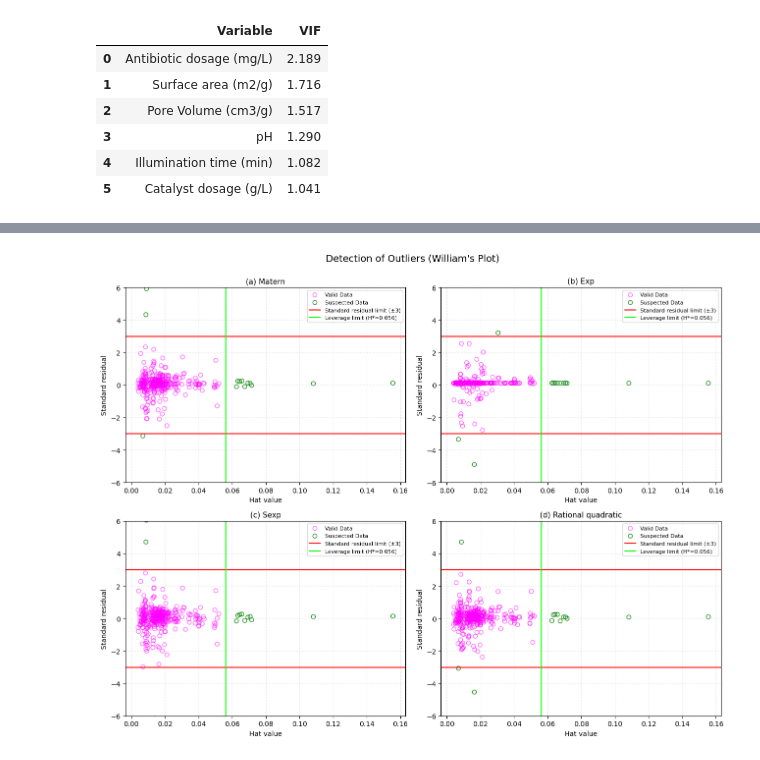
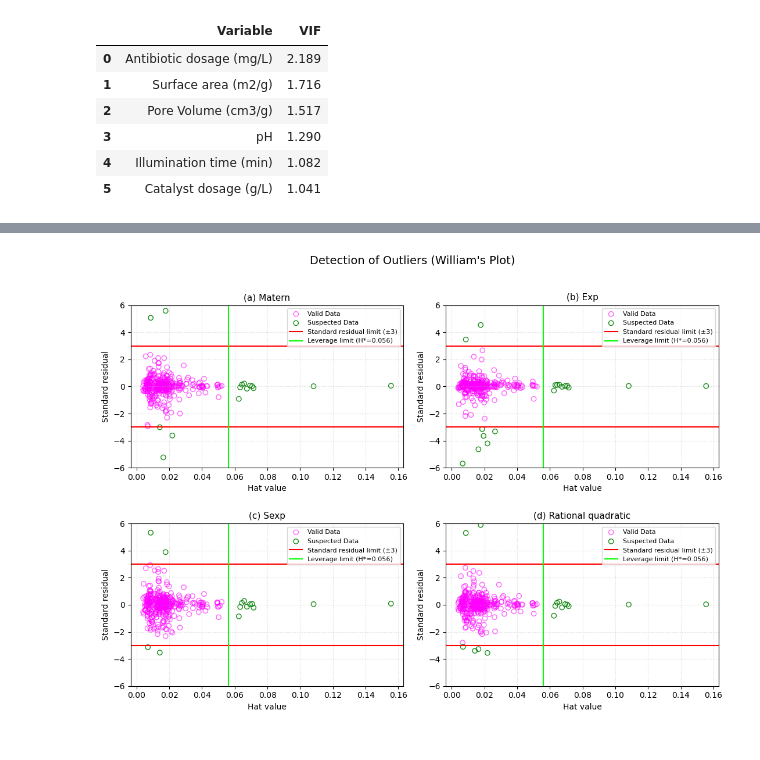
Before and after one commit to Reza-Zng/TC-degradation-by-MOFs, a Jupyter notebook: src/GPR_Model.ipynb, the cells around one changed output, grey strips where cells are left out. Saved outputs shown, nothing was run; the diff lists cells and outputs as text; code cells hidden in the pictures.

Commit message:
fixed model, seed cause the effect

```diff
--- a/src/GPR_Model.ipynb
+++ b/src/GPR_Model.ipynb
@@ -27,7 +27,7 @@ from sklearn.metrics import mean_squared_error, r2_score
 # SETTINGS
 warnings.filterwarnings("ignore")
 
-RANDOM_STATE = 4
+RANDOM_STATE = 42
 KNN_NEIGHBORS = 5
 # %%
 df = pd.read_csv("../data/Data.csv")
@@ -255,6 +261,7 @@ X_train, X_test, y_train, y_test = train_test_split(
     X,
     y,
     test_size=0.2,
-    random_state=RANDOM_STATE
+    random_state=RANDOM_STATE,
+    shuffle=True
 )
 # %%
@@ -372,37 +374,24 @@ def make_gpr_model(kernel):
 # %%
-# PERFORMANCE METRICS
+# Performance metrics used for model evaluation
+
 def regression_metrics(y_true, y_pred):
-
     y_true = np.asarray(y_true, dtype=float).ravel()
     y_pred = np.asarray(y_pred, dtype=float).ravel()
 
     residuals = y_true - y_pred
 
     r2 = r2_score(y_true, y_pred)
-
-    mse = mean_squared_error(
-        y_true,
-        y_pred
-    )
-
+    mse = mean_squared_error(y_true, y_pred)
     rmse = np.sqrt(mse)
 
-    # Mean Relative Error
     denominator = np.where(
         np.abs(y_true) < 1e-12,
         np.nan,
-        np.abs(y_true)
+        np.abs(y_true),
     )
+    mre = np.nanmean(np.abs(y_pred - y_true) / denominator) * 100.0
 
-    mre = np.nanmean(
-        np.abs(y_pred - y_true) / denominator
-    ) * 100
-
-    # Standard deviation of residual errors
-    std = np.std(
-        residuals,
-        ddof=0
-    )
+    std = np.std(residuals, ddof=0)
 
     return {
         "R²": r2,
@@ -551,6 +535,6 @@ plt.show()
 # %%
 # LEVERAGE OUTLIER DETECTION: WILLIAM'S PLOT
-fig, axes = plt.subplots(2, 2, figsize=(13, 10))
+fig, axes = plt.subplots(2, 2, figsize=(11, 8))
 axes = axes.flatten()
 
 # Hat matrix Leverage threshold
@@ -562,34 +546,34 @@ H = X_mat @ np.linalg.pinv(X_mat.T @ X_mat) @ X_mat.T
 hat_values = np.diag(H)
 
 for idx, (model_name, model_pipe) in enumerate(fitted_models.items()):
     ax = axes[idx]
     y_pred_all = model_pipe.predict(X)
     residuals = y.values - y_pred_all
     std_residuals = (residuals - np.mean(residuals)) / np.std(residuals)
 
     # Classify valid vs suspected
     is_outlier = (np.abs(std_residuals) > 3) | (hat_values > h_star)
 
     ax.scatter(hat_values[~is_outlier], std_residuals[~is_outlier],
                facecolors="none", edgecolors="magenta", label="Valid Data", alpha=0.6)
     ax.scatter(hat_values[is_outlier], std_residuals[is_outlier],
                facecolors="none", edgecolors="green", label="Suspected Data", alpha=0.9)
 
     ax.axhline(3, color="red", linestyle="-", lw=1.5, label="Standard residual limit (±3)")
     ax.axhline(-3, color="red", linestyle="-", lw=1.5)
     ax.axvline(h_star, color="lime", linestyle="-", lw=1.5, label=f"Leverage limit (H*={h_star:.3f})")
 
-    ax.set_title(f"({chr(97 + idx)}) {model_name.replace('GPR ', '').capitalize()}", fontsize=11)
+    ax.set_title(f"\n({chr(97 + idx)}) {model_name.replace('GPR ', '').capitalize()}", fontsize=11)
     ax.set_xlabel("Hat value")
     ax.set_ylabel("Standard residual")
     ax.set_ylim(-6, 6)
     ax.legend(loc="upper right", fontsize=8)
     ax.grid(True, linestyle=":", alpha=0.5)
 
 fig.suptitle("Detection of Outliers (William's Plot)", fontsize=14, y=1.00)
 plt.tight_layout()
 plt.show()
 # %% [output]
-[figure, old version]
+[figure, new version]
 # %%
 # CROSS-PLOTS & LINEAR REGRESSION FITS
```
Also changed, not shown: parts of 10 cells of this notebook.
